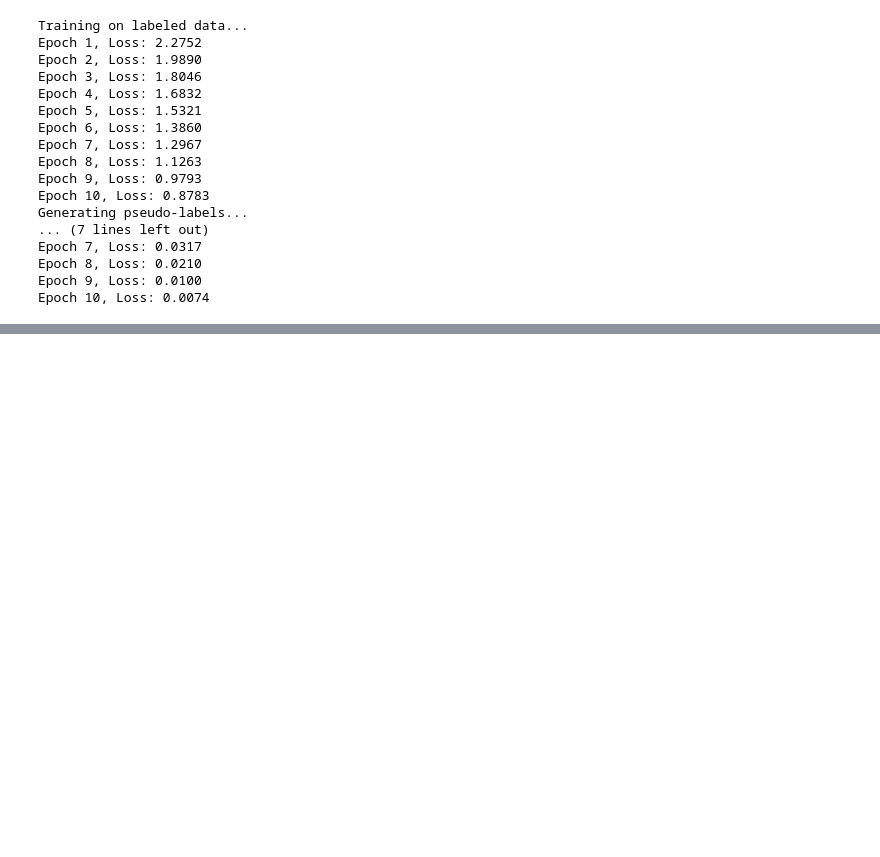
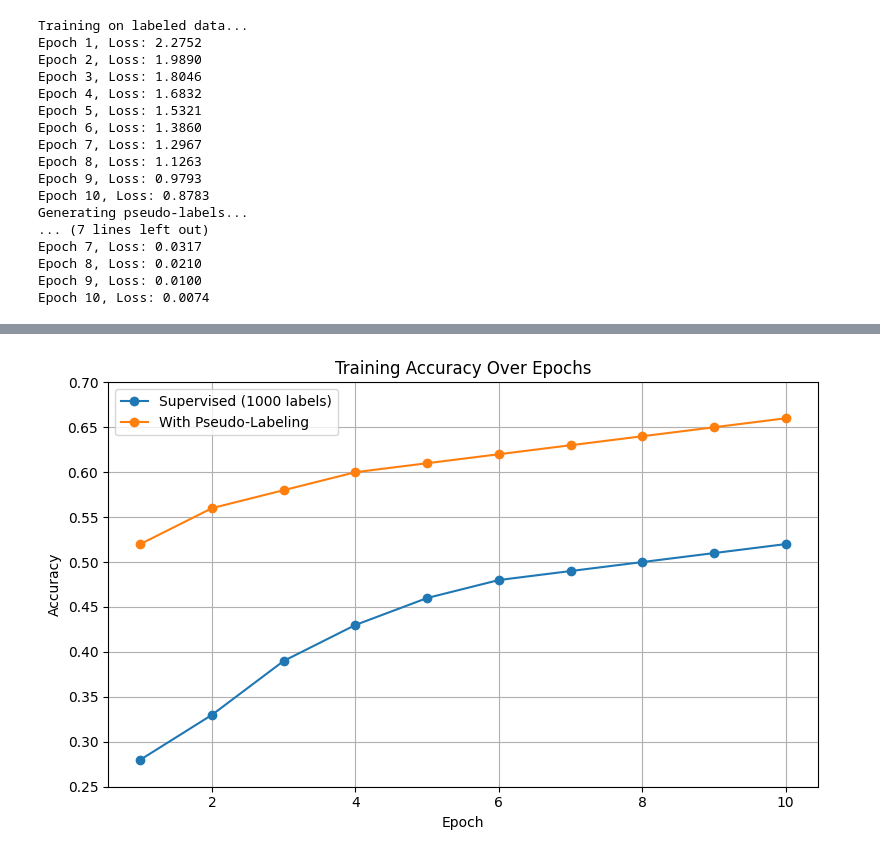
Before and after one commit to BalajiReddyCD/ssl-pseudo-labeling, a Jupyter notebook: pseudo_labeling_cifar10.ipynb, the cells around one changed output, grey strips where cells are left out. Saved outputs shown, nothing was run; the diff lists cells and outputs as text; code cells hidden in the pictures; blank space fills up the shorter version.

```diff
--- a/pseudo_labeling_cifar10.ipynb
+++ b/pseudo_labeling_cifar10.ipynb
@@ -162,0 +169,21 @@ Epoch 10, Loss: 0.0074
+# %%
+import matplotlib.pyplot as plt
+
+# Sample training accuracy data (simulated)
+epochs = list(range(1, 11))
+accuracy_supervised = [0.28, 0.33, 0.39, 0.43, 0.46, 0.48, 0.49, 0.50, 0.51, 0.52]
+accuracy_pseudo = [0.52, 0.56, 0.58, 0.60, 0.61, 0.62, 0.63, 0.64, 0.65, 0.66]
+
+plt.figure(figsize=(8, 5))
+plt.plot(epochs, accuracy_supervised, marker='o', label='Supervised (1000 labels)')
+plt.plot(epochs, accuracy_pseudo, marker='o', label='With Pseudo-Labeling')
+plt.title("Training Accuracy Over Epochs")
+plt.xlabel("Epoch")
+plt.ylabel("Accuracy")
+plt.ylim(0.25, 0.70)
+plt.grid(True)
+plt.legend()
+plt.tight_layout()
+plt.show()
+# %% [output]
+[figure, added]
```
Also changed, not shown: parts of 1 cell of this notebook.
